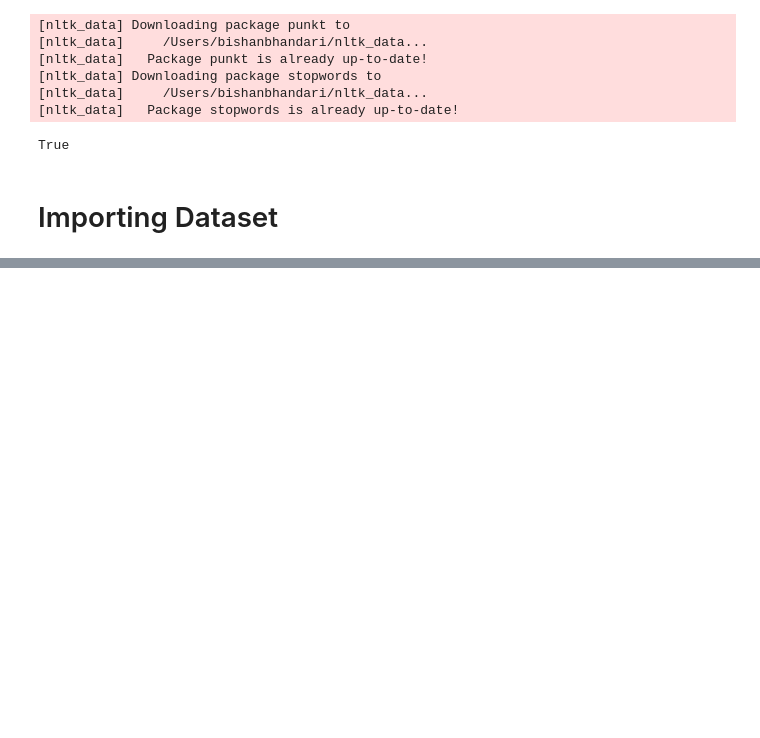
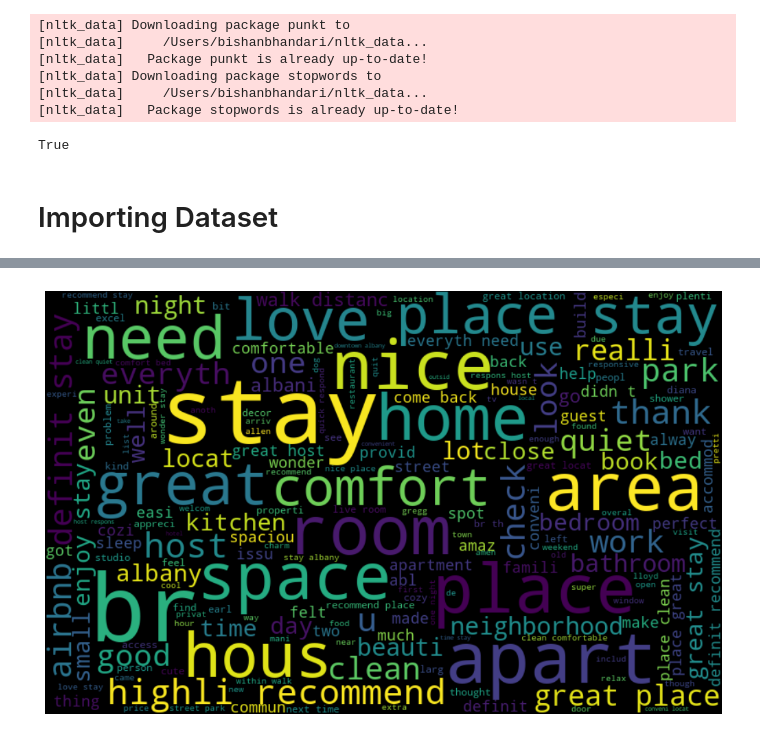
Before and after one commit to bishanbhandari/Data-Science--Text-and-NLP-Projects-, a Jupyter notebook: AirBnb Reviews Analysis/MachineLearning.ipynb, the cells around one changed output, grey strips where cells are left out. Saved outputs shown, nothing was run; the diff lists cells and outputs as text; code cells hidden in the pictures; blank space fills up the shorter version.

```diff
--- a/AirBnb Reviews Analysis/MachineLearning.ipynb
+++ b/AirBnb Reviews Analysis/MachineLearning.ipynb
@@ -87,0 +140,13 @@ df.head()
+# %%
+# Word Frequency Analysis
+# Display the word that appear frequently
+all_words = ' '.join(df['cleaned_comments'].dropna())
+wordcloud=WordCloud(width=800,height=500,random_state=21,
+                   max_font_size=110).generate(all_words)
+
+plt.figure(figsize=(15,8))
+plt.imshow(wordcloud,interpolation="bilinear")
+plt.axis('off')
+plt.show()
+# %% [output]
+[figure, added]
```
Also changed, not shown: parts of 8 cells of this notebook.
